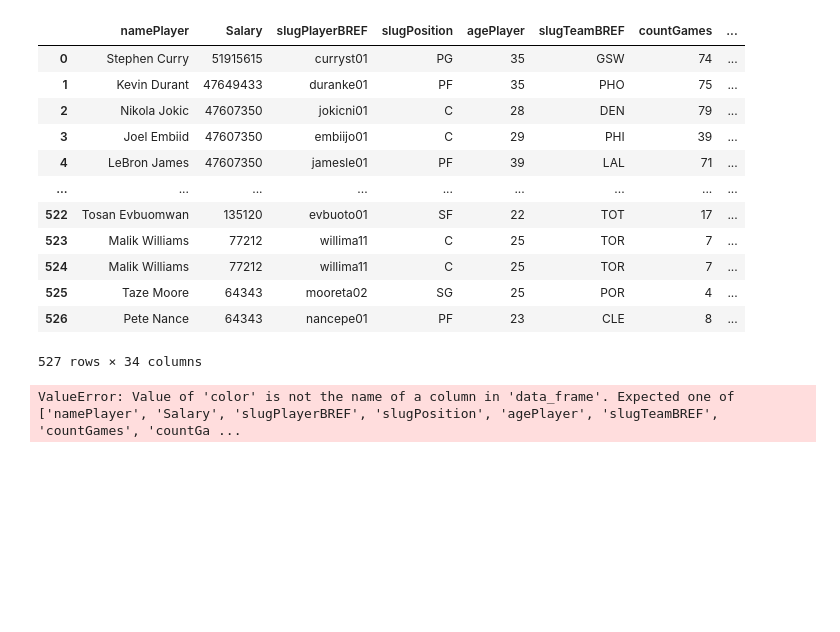
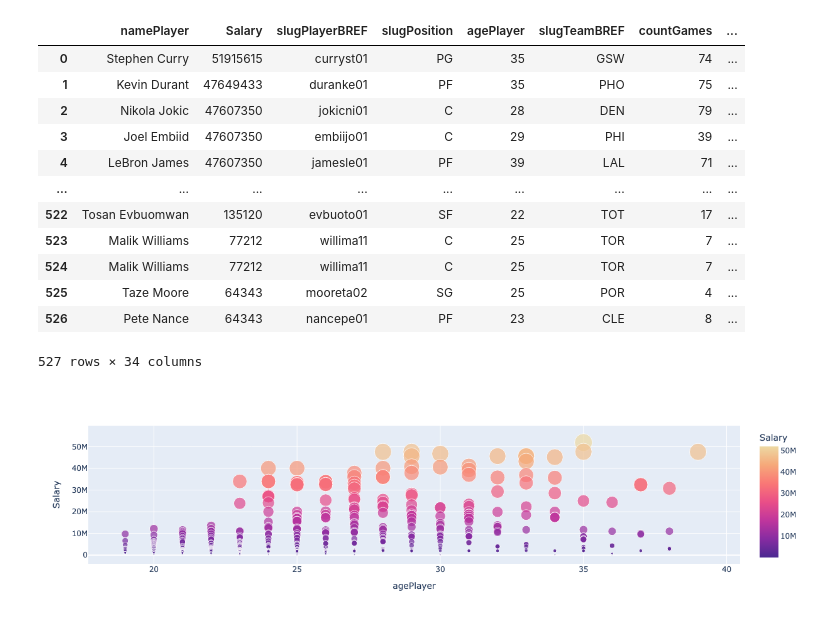
Before and after one commit to m-1806/nba, a Jupyter notebook: M.ipynb, the cells around one changed output. Drawn from its saved outputs; the diff is of its cells as text; code cells hidden in the pictures; blank space fills up the shorter version.

```diff
--- a/M.ipynb
+++ b/M.ipynb
@@ -239,8 +239,8 @@ SS
 | 526 | Pete Nance | 64343 | nancepe01 | PF | 23 | CLE | 8 | ... |
 527 rows × 34 columns
 # %%
-fig = px.scatter(SS, x="agePlayer", y="Salary", color = "size",
-                 size='Salary', hover_data=['namePlayer'])
+fig = px.scatter(SS, x="agePlayer", y="Salary", color = "Salary",
+                 size='Salary', hover_data=['namePlayer'], color_continuous_scale=px.colors.sequential.Agsunset)
 fig.show()
 # %% [output]
-ValueError: Value of 'color' is not the name of a column in 'data_frame'. Expected one of ['namePlayer', 'Salary', 'slugPlayerBREF', 'slugPosition', 'agePlayer', 'slugTeamBREF', 'countGames', 'countGa ...
+[figure, added]
```
